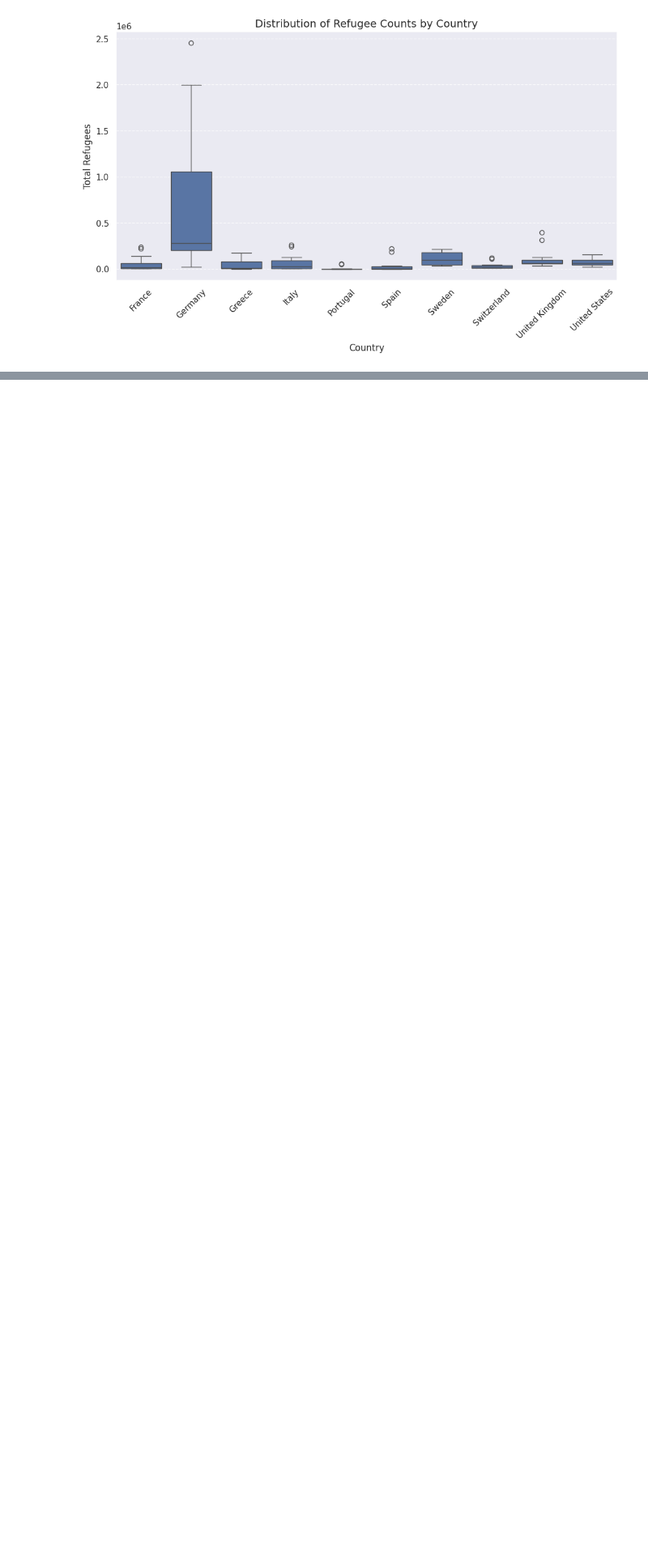
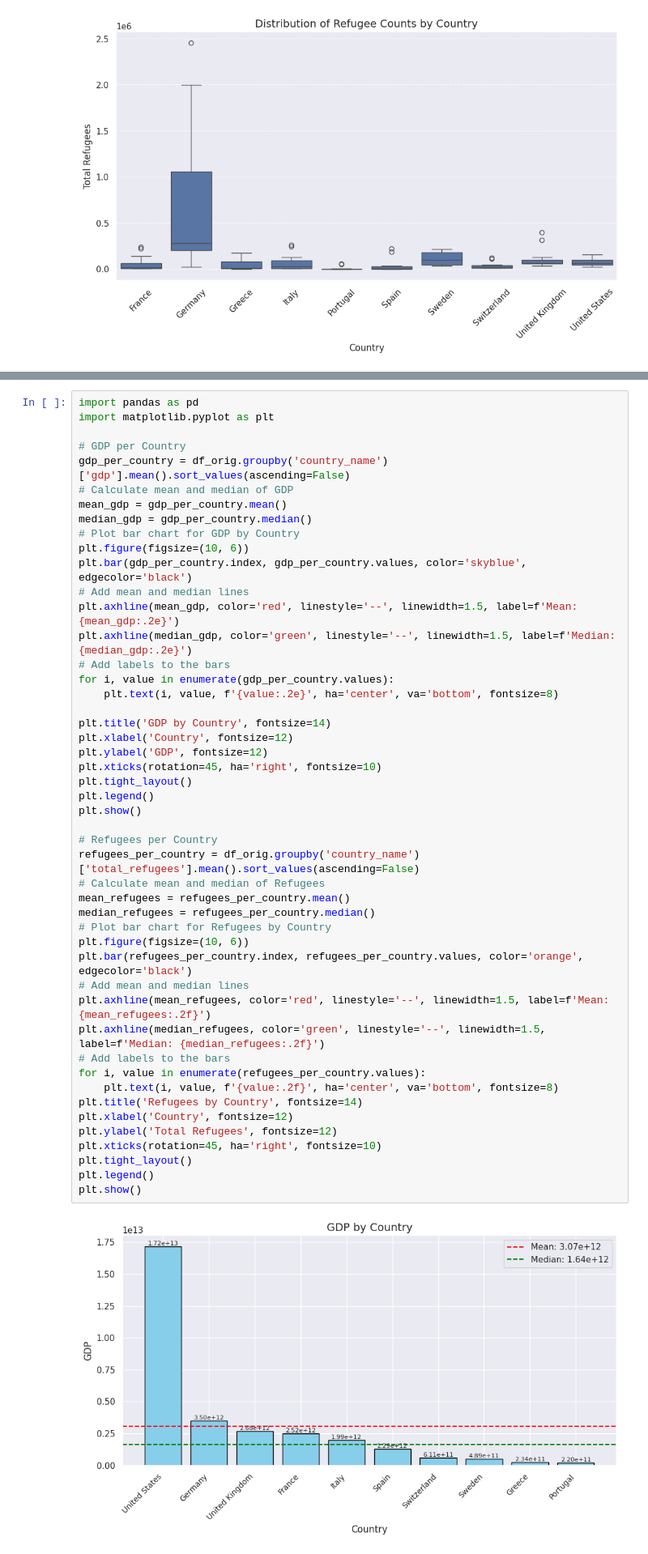
Before and after one commit to ferzanagehringer3/DataAnalyticsLN, a Jupyter notebook: Exploratory Data Analysis (EDA)/EDA_combined_data.ipynb, the cells around one changed output, grey strips where cells are left out. Shown at 81% size. Drawn from its saved outputs; the diff is of its cells as text; blank space fills up the shorter version.

```diff
--- a/Exploratory Data Analysis (EDA)/EDA_combined_data.ipynb
+++ b/Exploratory Data Analysis (EDA)/EDA_combined_data.ipynb
@@ -334,0 +346,50 @@ plt.show()
+# %%
+import pandas as pd
+import matplotlib.pyplot as plt
+
+# GDP per Country
+gdp_per_country = df_orig.groupby('country_name')['gdp'].mean().sort_values(ascending=False)
+# Calculate mean and median of GDP
+mean_gdp = gdp_per_country.mean()
+median_gdp = gdp_per_country.median()
+# Plot bar chart for GDP by Country
+plt.figure(figsize=(10, 6))
+plt.bar(gdp_per_country.index, gdp_per_country.values, color='skyblue', edgecolor='black')
+# Add mean and median lines
+plt.axhline(mean_gdp, color='red', linestyle='--', linewidth=1.5, label=f'Mean: {mean_gdp:.2e}')
+plt.axhline(median_gdp, color='green', linestyle='--', linewidth=1.5, label=f'Median: {median_gdp:.2e}')
+# Add labels to the bars
+for i, value in enumerate(gdp_per_country.values):
+    plt.text(i, value, f'{value:.2e}', ha='center', va='bottom', fontsize=8)
+
+plt.title('GDP by Country', fontsize=14)
+plt.xlabel('Country', fontsize=12)
+plt.ylabel('GDP', fontsize=12)
+plt.xticks(rotation=45, ha='right', fontsize=10)
+plt.tight_layout()
+plt.legend()
+plt.show()
+
+# Refugees per Country
+refugees_per_country = df_orig.groupby('country_name')['total_refugees'].mean().sort_values(ascending=False)
+# Calculate mean and median of Refugees
+mean_refugees = refugees_per_country.mean()
+median_refugees = refugees_per_country.median()
+# Plot bar chart for Refugees by Country
+plt.figure(figsize=(10, 6))
+plt.bar(refugees_per_country.index, refugees_per_country.values, color='orange', edgecolor='black')
+# Add mean and median lines
+plt.axhline(mean_refugees, color='red', linestyle='--', linewidth=1.5, label=f'Mean: {mean_refugees:.2f}')
+plt.axhline(median_refugees, color='green', linestyle='--', linewidth=1.5, label=f'Median: {median_refugees:.2f}')
+# Add labels to the bars
+for i, value in enumerate(refugees_per_country.values):
+    plt.text(i, value, f'{value:.2f}', ha='center', va='bottom', fontsize=8)
+plt.title('Refugees by Country', fontsize=14)
+plt.xlabel('Country', fontsize=12)
+plt.ylabel('Total Refugees', fontsize=12)
+plt.xticks(rotation=45, ha='right', fontsize=10)
+plt.tight_layout()
+plt.legend()
+plt.show()
+# %% [output]
+[figure, added]
```
Also changed, not shown: parts of 11 cells of this notebook.
